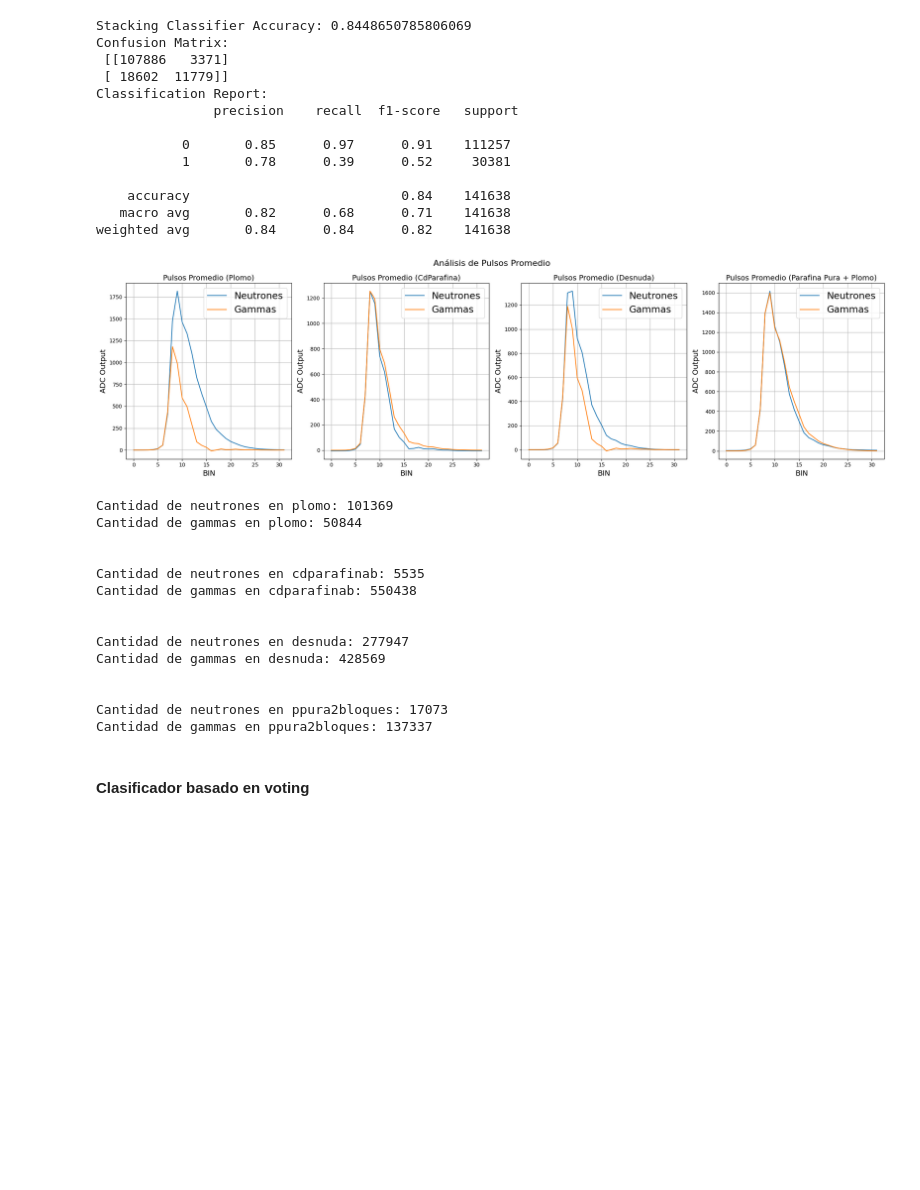
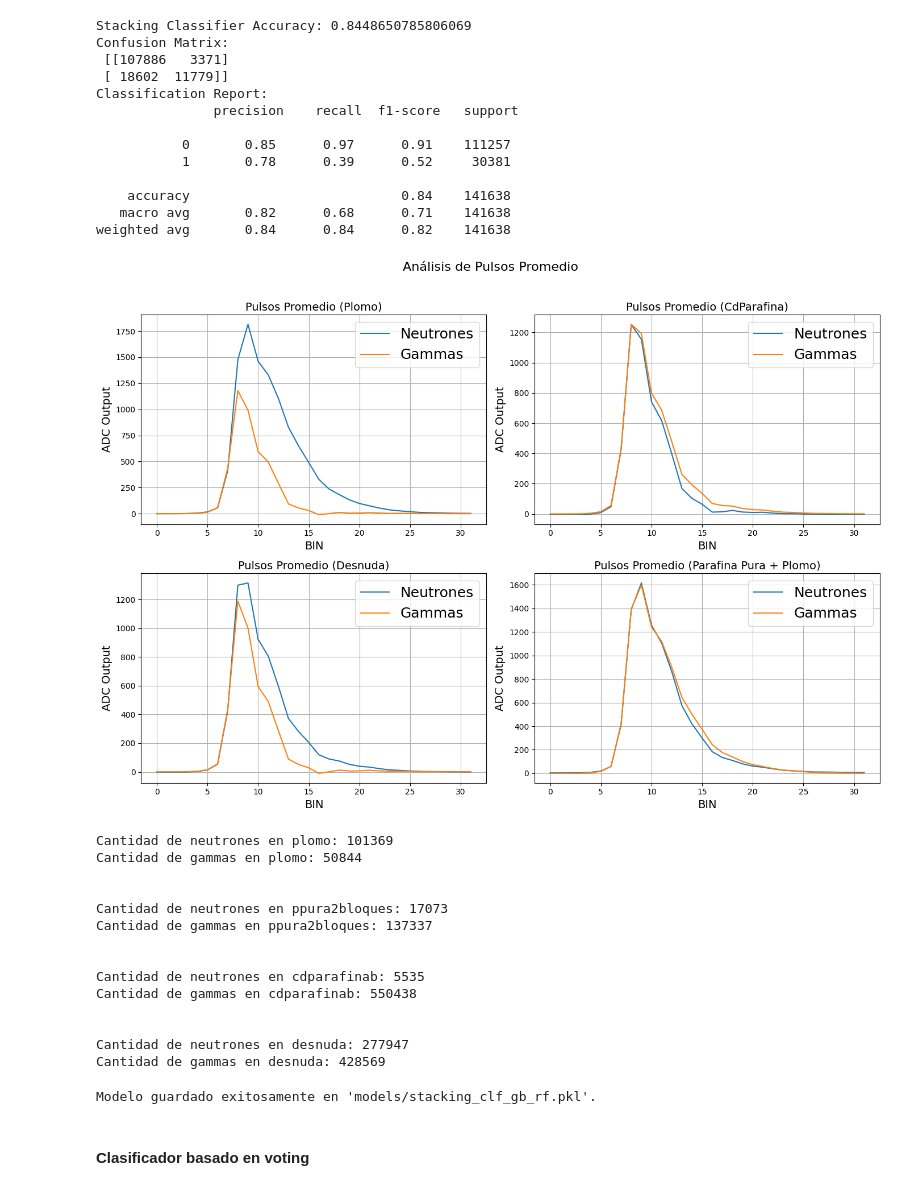
Before and after one commit to saisito/neutrones-gamma_classifier, a Jupyter notebook: process.ipynb, the cells around one changed output. Saved outputs shown, nothing was run; the diff lists cells and outputs as text; code cells hidden in the pictures; blank space fills up the shorter version.

Commit message:
fixing images

```diff
--- a/process.ipynb
+++ b/process.ipynb
@@ -507,47 +533,57 @@ ppura2bloques_file = 'AmBe_ppura2bloques_filtered/fuente_pulsos.csv'
 cdparafinab_file = 'AmBe_cdparafinab_filtered/fuente_pulsos.csv'
 
 neutron_pulses_desnuda, gamma_pulses_desnuda = load_and_predict(desnuda_file, best_model, scaler)
 
 neutron_pulses_plomo, gamma_pulses_plomo = load_and_predict(neutrones_file, best_model, scaler)
 
 neutron_pulses_cdb, gamma_pulses_cdb = load_and_predict(cdparafinab_file, best_model, scaler)
 
 neutron_pulses_ppura2bloques, gamma_pulses_ppura2bloques = load_and_predict(ppura2bloques_file, best_model, scaler)
 
-# Crear subplots
-fig, (ax1, ax2, ax3, ax4) = plt.subplots(1, 4, figsize=(21, 6))
+# Crear subplots con 2 filas y 2 columnas
+fig, axes = plt.subplots(nrows=2, ncols=2, figsize=(14, 10))
 
-plot_pulse_average(ax1, neutron_pulses_plomo, 'Pulsos Promedio (Plomo)', 'Neutrones')
-plot_pulse_average(ax1, gamma_pulses_plomo, 'Pulsos Promedio (Plomo)', 'Gammas')
+# Subplots
+plot_pulse_average(axes[0, 0], neutron_pulses_plomo, 'Pulsos Promedio (Plomo)', 'Neutrones')
+plot_pulse_average(axes[0, 0], gamma_pulses_plomo, 'Pulsos Promedio (Plomo)', 'Gammas')
 
-plot_pulse_average(ax2, neutron_pulses_cdb, 'Pulsos Promedio (CdParafina)', 'Neutrones')
-plot_pulse_average(ax2, gamma_pulses_cdb, 'Pulsos Promedio (CdParafina)', 'Gammas')
+plot_pulse_average(axes[0, 1], neutron_pulses_cdb, 'Pulsos Promedio (CdParafina)', 'Neutrones')
+plot_pulse_average(axes[0, 1], gamma_pulses_cdb, 'Pulsos Promedio (CdParafina)', 'Gammas')
 
-plot_pulse_average(ax3, neutron_pulses_desnuda, 'Pulsos Promedio (Desnuda)', 'Neutrones')
-plot_pulse_average(ax3, gamma_pulses_desnuda, 'Pulsos Promedio (Desnuda)', 'Gammas')
+plot_pulse_average(axes[1, 0], neutron_pulses_desnuda, 'Pulsos Promedio (Desnuda)', 'Neutrones')
+plot_pulse_average(axes[1, 0], gamma_pulses_desnuda, 'Pulsos Promedio (Desnuda)', 'Gammas')
 
-plot_pulse_average(ax4, neutron_pulses_ppura2bloques, 'Pulsos Promedio (Parafina Pura + Plomo)', 'Neutrones')
-plot_pulse_average(ax4, gamma_pulses_ppura2bloques, 'Pulsos Promedio (Parafina Pura + Plomo)', 'Gammas')
+plot_pulse_average(axes[1, 1], neutron_pulses_ppura2bloques, 'Pulsos Promedio (Parafina Pura + Plomo)', 'Neutrones')
+plot_pulse_average(axes[1, 1], gamma_pulses_ppura2bloques, 'Pulsos Promedio (Parafina Pura + Plomo)', 'Gammas')
 
+# Título principal
 fig.suptitle('Análisis de Pulsos Promedio', fontsize=16)
-plt.tight_layout()
+
+# Ajustar el layout para que los subplots no se superpongan
+plt.tight_layout(rect=[0, 0, 1, 0.96])
+
+# Mostrar la gráfica
 plt.show()
 
 print(f'Cantidad de neutrones en plomo: {neutron_pulses_plomo.shape[0]}')
 print(f'Cantidad de gammas en plomo: {gamma_pulses_plomo.shape[0]}')
 print('\n')
 print(f'Cantidad de neutrones en ppura2bloques: {neutron_pulses_ppura2bloques.shape[0]}')
 print(f'Cantidad de gammas en ppura2bloques: {gamma_pulses_ppura2bloques.shape[0]}')
 print('\n')
 print(f'Cantidad de neutrones en cdparafinab: {neutron_pulses_cdb.shape[0]}')
 print(f'Cantidad de gammas en cdparafinab: {gamma_pulses_cdb.shape[0]}')
 print('\n')
 print(f'Cantidad de neutrones en desnuda: {neutron_pulses_desnuda.shape[0]}')
 print(f'Cantidad de gammas en desnuda: {gamma_pulses_desnuda.shape[0]}')
 # %% [output]
-[figure, old version]
+[figure, new version]
 Cantidad de neutrones en plomo: 101369
 Cantidad de gammas en plomo: 50844
+
+
+Cantidad de neutrones en ppura2bloques: 17073
+Cantidad de gammas en ppura2bloques: 137337
 
 
 Cantidad de neutrones en cdparafinab: 5535
@@ -556,10 +592,26 @@ Cantidad de gammas en cdparafinab: 550438
 
 Cantidad de neutrones en desnuda: 277947
 Cantidad de gammas en desnuda: 428569
-
-
-Cantidad de neutrones en ppura2bloques: 17073
-Cantidad de gammas en ppura2bloques: 137337
+# %%
+import joblib
+import os
+
+file_name = 'stacking_clf_gb_rf.pkl'
+
+directory = 'models'
+
+if not os.path.exists(directory):
+    os.makedirs(directory)
+
+# Ruta completa del archivo
+filepath = os.path.join(directory, file_name)
+
+# Guardar el modelo utilizando joblib
+joblib.dump(stacking_clf, filepath)
+
+print(f"Modelo guardado exitosamente en '{filepath}'.")
+# %% [output]
+Modelo guardado exitosamente en 'models/stacking_clf_gb_rf.pkl'.
 # %% [markdown]
 #### Clasificador basado en voting
 # %%
```
Also changed, not shown: parts of 10 cells of this notebook.
